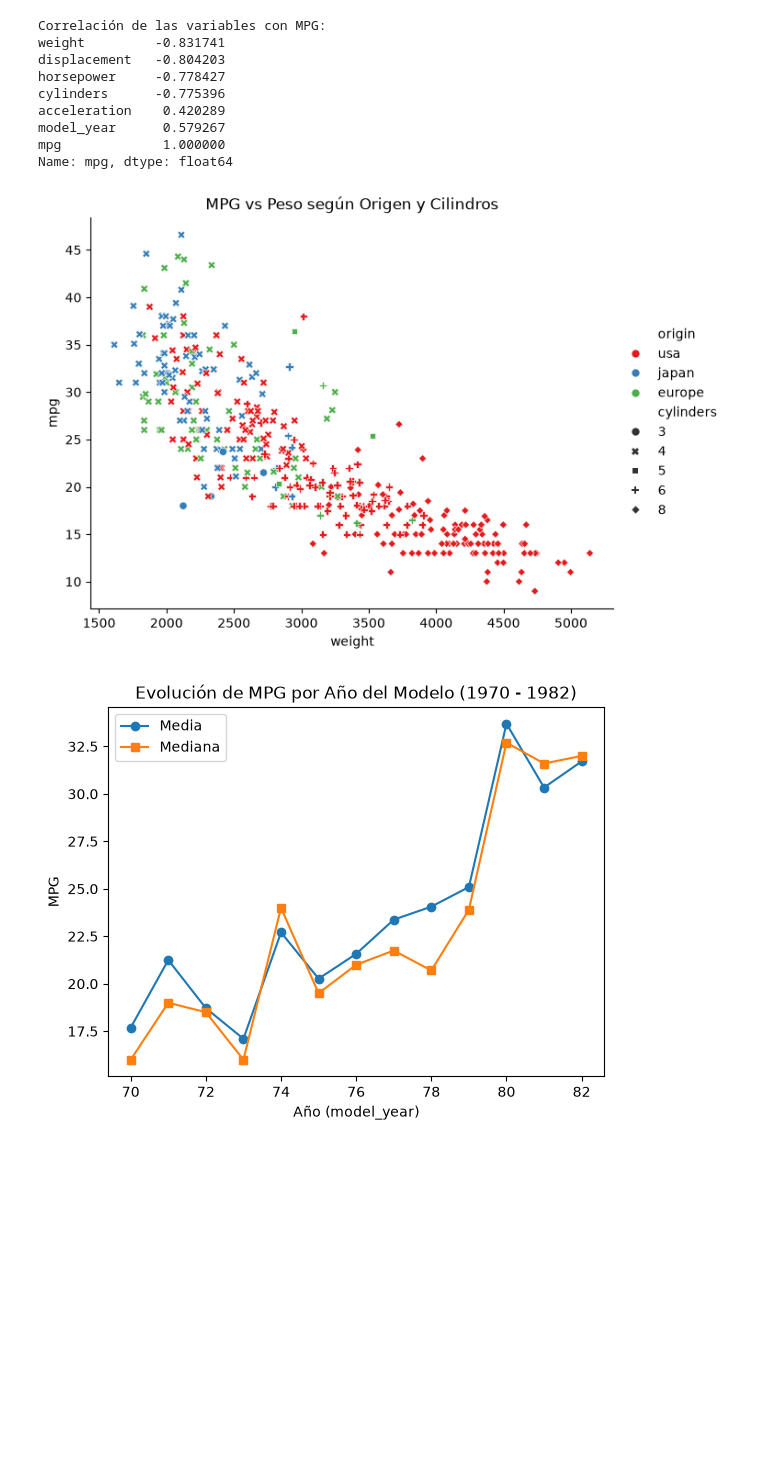
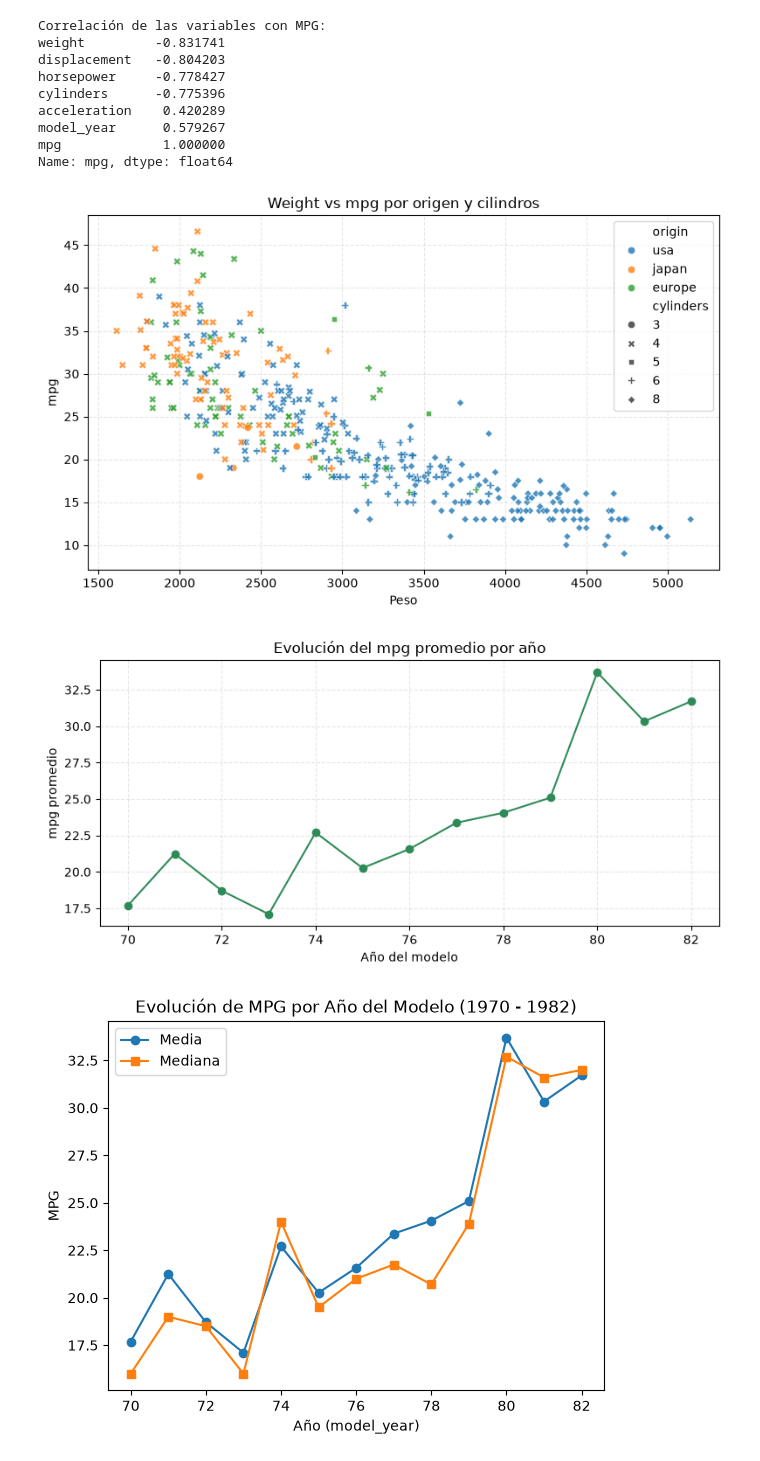
Before and after one commit to iomarlopez/datascience-g8, a Jupyter notebook: Documents/datascience_g8_01/notebooks/Entregable EDA_2.ipynb, the cells around one changed output. Drawn from its saved outputs; the diff is of its cells as text; code cells hidden in the pictures; blank space fills up the shorter version.

```diff
--- a/Documents/datascience_g8_01/notebooks/Entregable EDA_2.ipynb
+++ b/Documents/datascience_g8_01/notebooks/Entregable EDA_2.ipynb
@@ -317,18 +358,39 @@ Name: mpg, dtype: float64
 # %%
 # 15. Realiza un análisis multivariado de `weight` frente a `mpg` incorporando `origin` y
 # `cylinders` (mediante color, estilo, facetas u otra codificación). Añade la evolución media de
 # `mpg` por `model_year`.
 # Pista de trabajo: Busca si el patrón peso–consumo se mantiene dentro de distintos grupos y cómo cambia
 # con el tiempo.
 
-sns.relplot(
-    data=df, x='weight', y='mpg', hue='origin', style='cylinders',
-    palette='Set1', aspect=1.3
+plt.figure(figsize=(8, 5))
+sns.scatterplot(
+    data=df,
+    x="weight",
+    y="mpg",
+    hue="origin",
+    style="cylinders",
+    alpha=0.8
 )
-plt.title("MPG vs Peso según Origen y Cilindros")
+plt.title("Weight vs mpg por origen y cilindros")
+plt.xlabel("Peso")
+plt.ylabel("mpg")
+plt.grid(True, linestyle="--", alpha=0.3)
+plt.tight_layout()
 plt.show()
+
+mpg_promedio_anual = df.groupby("model_year")["mpg"].mean()
+
+plt.figure(figsize=(8, 4))
+plt.plot(mpg_promedio_anual.index, mpg_promedio_anual.values, marker="o", color="seagreen")
+plt.title("Evolución del mpg promedio por año")
+plt.xlabel("Año del modelo")
+plt.ylabel("mpg promedio")
+plt.grid(True, linestyle="--", alpha=0.3)
+plt.tight_layout()
+plt.show()
 # %% [output]
-[figure, old version]
+[figure, new version]
+[figure, added]
 # %%
 # 16. Analiza la evolución de `mpg` por `model_year`. Calcula media y mediana por año y
 # represéntalas en una gráfica de líneas.
```
Also changed, not shown: parts of 4 cells of this notebook, 1 other file.
